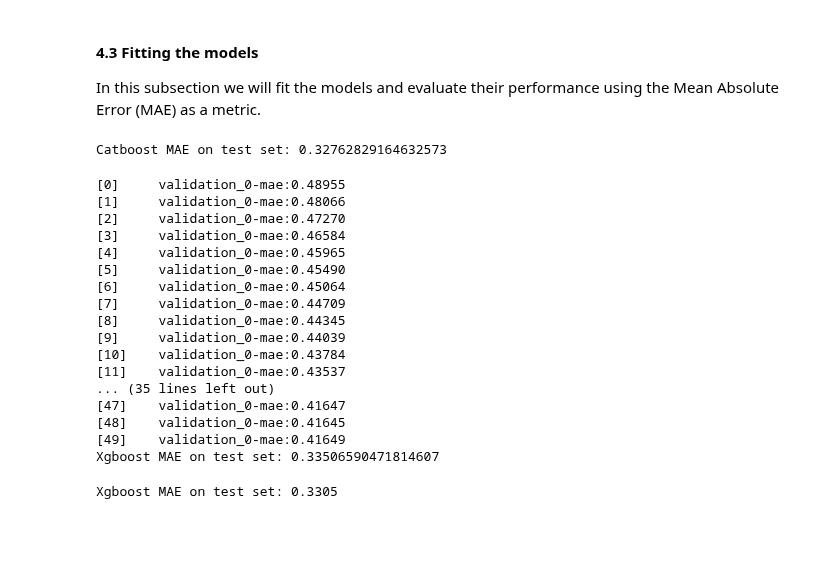
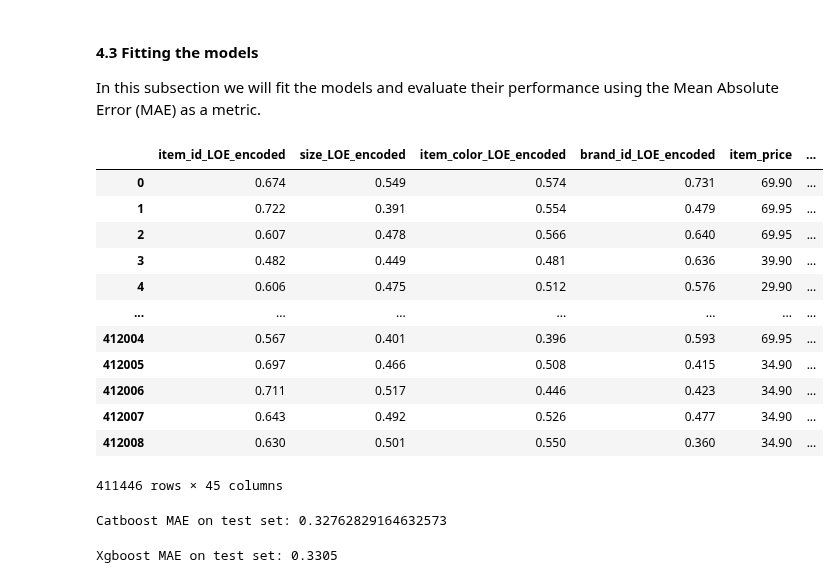
Before and after one commit to teodor-georgiev/Online-Retailer-Analysis-2014, a Jupyter notebook: 3. Feature Engineering of the target variable.ipynb, the cells around one changed output. Drawn from its saved outputs; the diff is of its cells as text; code cells hidden in the pictures; blank space fills up the shorter version.

```diff
--- a/3. Feature Engineering of the target variable.ipynb
+++ b/3. Feature Engineering of the target variable.ipynb
@@ -176,3 +75,20 @@ df_train_encoded_whole,df_test_encoded_whole,encoder = Model.LOE_Encoder(df_trai
+# %%
+# Example of how the encoded data looks like
+df_train_encoded
+# %% [output]
+|  | item_id_LOE_encoded | size_LOE_encoded | item_color_LOE_encoded | brand_id_LOE_encoded | item_price | ... |
+| 0 | 0.674 | 0.549 | 0.574 | 0.731 | 69.90 | ... |
+| 1 | 0.722 | 0.391 | 0.554 | 0.479 | 69.95 | ... |
+| 2 | 0.607 | 0.478 | 0.566 | 0.640 | 69.95 | ... |
+| 3 | 0.482 | 0.449 | 0.481 | 0.636 | 39.90 | ... |
+| 4 | 0.606 | 0.475 | 0.512 | 0.576 | 29.90 | ... |
+| ... | ... | ... | ... | ... | ... | ... |
+| 412004 | 0.567 | 0.401 | 0.396 | 0.593 | 69.95 | ... |
+| 412005 | 0.697 | 0.466 | 0.508 | 0.415 | 34.90 | ... |
+| 412006 | 0.711 | 0.517 | 0.446 | 0.423 | 34.90 | ... |
+| 412007 | 0.643 | 0.492 | 0.526 | 0.477 | 34.90 | ... |
+| 412008 | 0.630 | 0.501 | 0.550 | 0.360 | 34.90 | ... |
+411446 rows × 45 columns
 # %%
 catboost_params = {'iterations': 150, 'learning_rate': 0.1, 'depth': 10, 'loss_function': 'Logloss', 'random_seed': 42}
 catboost_model, catboost_Y_pred, catboost_mae, catboost_Y_pred_proba = Model.catboost(df_train,df_test,catboost_params,0,cat_cols)
@@ -181,26 +97,9 @@ print("Catboost MAE on test set:", catboost_mae)
 Catboost MAE on test set: 0.32762829164632573
 # %%
 xgboost_params = {'max_depth': 9, 'learning_rate': 0.15, 'n_estimators': 50, 'objective': 'binary:logistic', 'random_state': 42,"objective":"binary:logistic"}
-xgb_model, xgb_Y_pred, xgb_mae, xgb_Y_pred_proba = Model.xgboost(df_train_encoded,df_test_encoded,xgboost_params,1)
+xgb_model, xgb_Y_pred, xgb_mae, xgb_Y_pred_proba = Model.xgboost(df_train_encoded,df_test_encoded,xgboost_params,0)
 print("Xgboost MAE on test set:", xgb_mae)
+# Xgboost MAE on test set: 0.33506590471814607
-# %% [output]
-[0]     validation_0-mae:0.48955
-[1]     validation_0-mae:0.48066
-[2]     validation_0-mae:0.47270
-[3]     validation_0-mae:0.46584
-[4]     validation_0-mae:0.45965
-[5]     validation_0-mae:0.45490
-[6]     validation_0-mae:0.45064
-[7]     validation_0-mae:0.44709
-[8]     validation_0-mae:0.44345
-[9]     validation_0-mae:0.44039
-[10]    validation_0-mae:0.43784
-[11]    validation_0-mae:0.43537
-... (35 lines left out)
-[47]    validation_0-mae:0.41647
-[48]    validation_0-mae:0.41645
-[49]    validation_0-mae:0.41649
-Xgboost MAE on test set: 0.33506590471814607
 # %%
 lightgbm_params = { "learning_rate":0.15, "n_estimators":150, "objective":"binary","random_state":42, "colsample_bytree" : 0.8}
 lightgbm_model, lightgbm_Y_pred, lightgbm_mae, lightgbm_Y_pred_prob = Model.lightgmb(df_train, df_test, lightgbm_params, 1,cat_cols)
```
Also changed, not shown: parts of 55 cells of this notebook, 2 other files.
